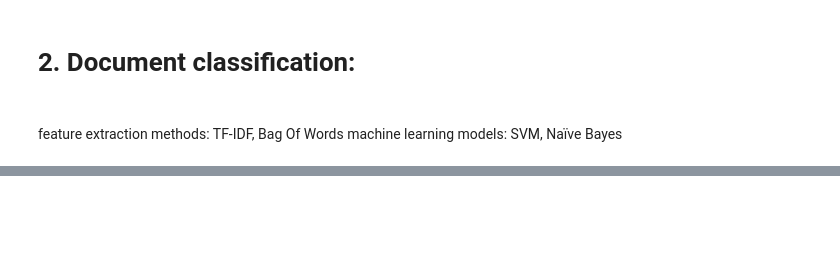
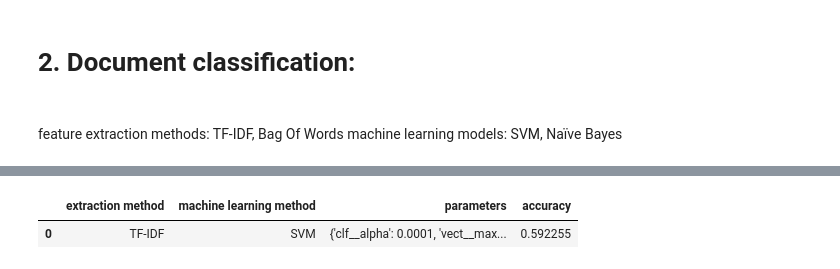
Before and after one commit to nogahm/DocumentClassification, a Jupyter notebook: DocumentClassification.ipynb, the cells around one changed output, grey strips where cells are left out. Drawn from its saved outputs; the diff is of its cells as text; code cells hidden in the pictures; blank space fills up the shorter version.

```diff
--- a/DocumentClassification.ipynb
+++ b/DocumentClassification.ipynb
@@ -227,6 +257,14 @@ change params and remove common words in pre-process
 # %%
 # pre process with more stop words
-stopWords+=['disease','patient','infection','treatment','one','two','cases']
+stopWords+=['diseas','case','stui','infect','use','patient']
+trainFiles=[]
+testFiles=[]
+# for table
+Category=[]
+FileName=[]
+Path=[]
+trainInfo=[] #[fileName,cleanText,class
+testInfo=[]
 # get train and test dirs
 for dir in trainDirs:
     for file in os.listdir(dirpath+'\\training\\'+dir):
@@ -241,7 +279,7 @@ for dir in trainDirs:
         # close the file
         fileReader.close()
 
-        cleanedText=cleanText(text)
+        cleanedText=cleanTextWithLema(text)
         trainInfo.append([file,cleanedText,dir,'training'])
 
 for dir in testDirs:
@@ -257,5 +295,5 @@ for dir in testDirs:
         # close the file
         fileReader.close()
 
-        cleanedText = cleanText(text)
+        cleanedText = cleanTextWithLema(text)
         testInfo.append([file, cleanedText, dir, 'test'])
@@ -297,0 +300,19 @@ print(df.loc[df['accuracy'].idxmax()])
+# %%
+parameters = {'vect__max_df': (0.3,0.4,0.5,0.6,0.7,0.75, 1.0),'clf__alpha': (0.0001, 0.01,1.0)}
+trainSetText=train['cleanText'].tolist()
+trainSetClass=train['class'].tolist()
+test=pd.DataFrame(testInfo, columns=['fileName','cleanText','class','group'])
+testSetText=train['cleanText'].tolist()
+testSetClass=train['class'].tolist()
+#TF-IDF & SVM
+results2=[]
+ans = classify(TfidfVectorizer(sublinear_tf=True,stop_words='english'),SGDClassifier(),parameters)
+accuracy = ans[0]
+params = ans[1]
+results2.append(['TF-IDF' , 'SVM', params,accuracy])
+
+newAcc=pd.DataFrame(results2,columns=['extraction method','machine learning method','parameters', 'accuracy'])
+newAcc
+# %% [output]
+|  | extraction method | machine learning method | parameters | accuracy |
+| 0 | TF-IDF | SVM | {'clf__alpha': 0.0001, 'vect__max... | 0.592255 |
```
Also changed, not shown: parts of 21 cells of this notebook.
